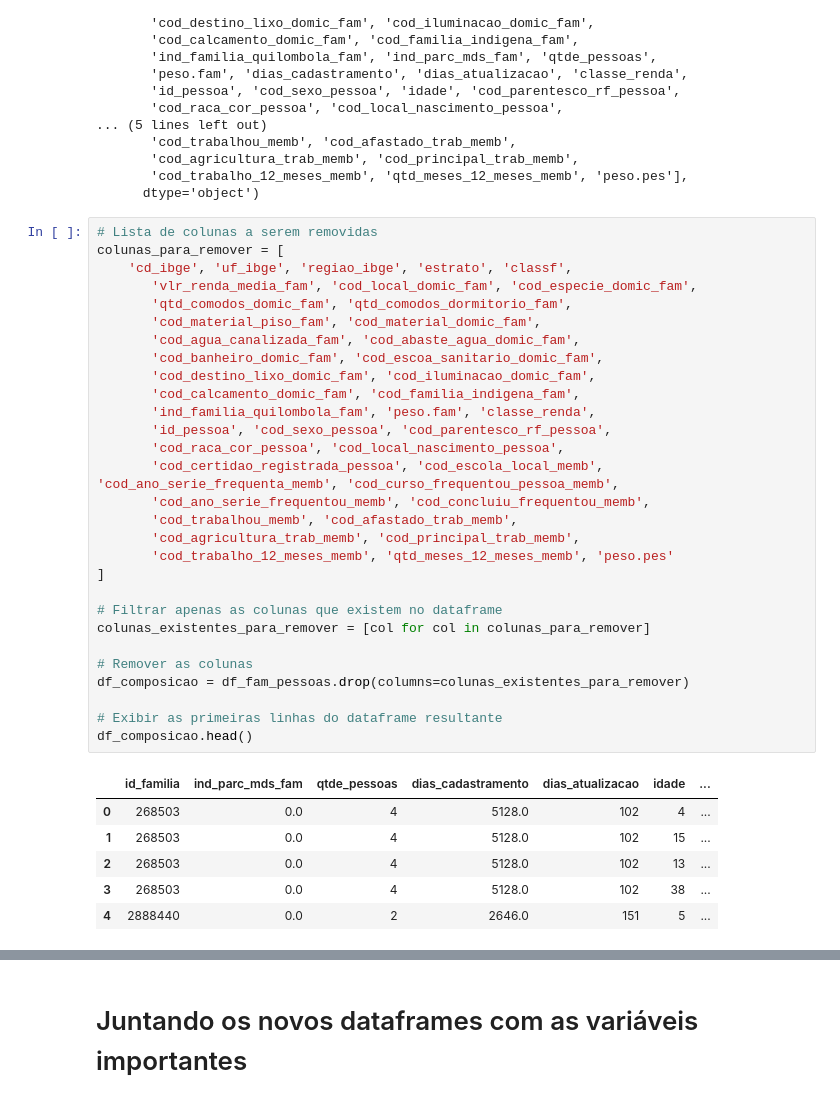
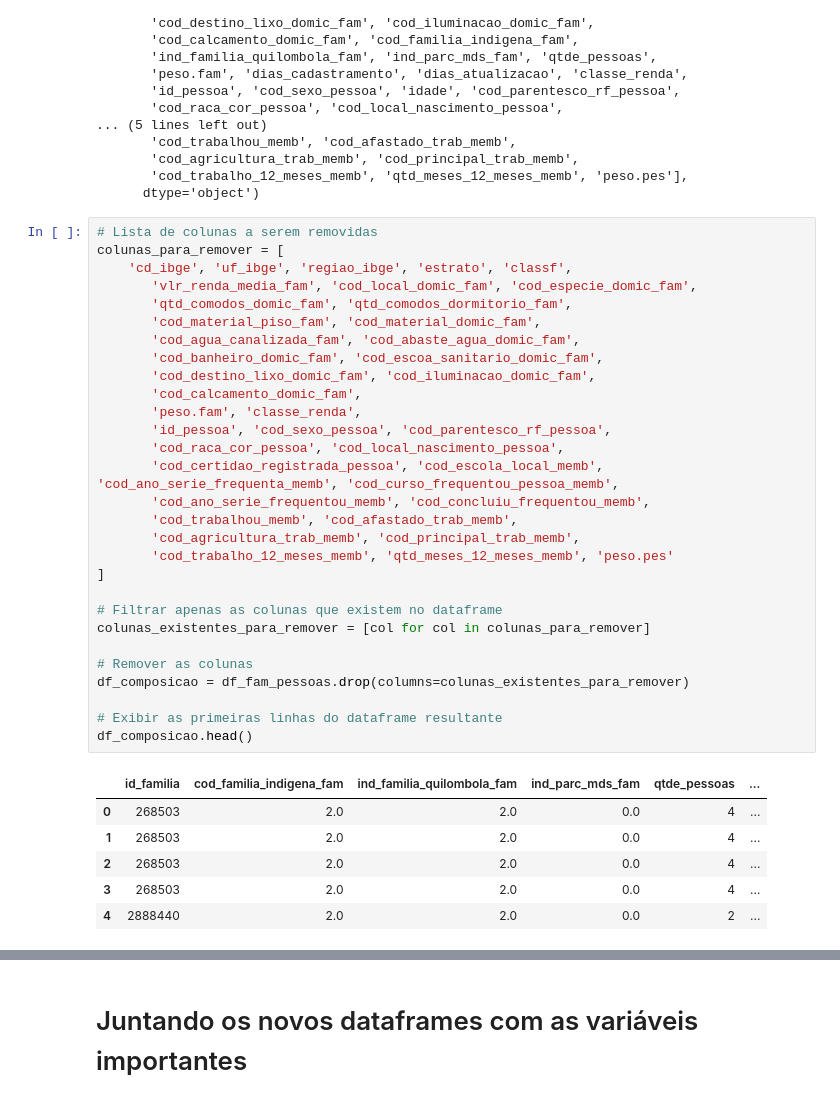
Before and after one commit to mariananresende/averiguacao_cadastral, a Jupyter notebook: base_modelo_final.ipynb, the cells around one changed output, grey strips where cells are left out. Saved outputs shown, nothing was run; the diff lists cells and outputs as text.

```diff
--- a/base_modelo_final.ipynb
+++ b/base_modelo_final.ipynb
@@ -564,39 +566,39 @@ Index(['cd_ibge', 'uf_ibge', 'regiao_ibge', 'estrato', 'classf', 'id_familia',
 # %%
 # Lista de colunas a serem removidas
 colunas_para_remover = [
     'cd_ibge', 'uf_ibge', 'regiao_ibge', 'estrato', 'classf',
        'vlr_renda_media_fam', 'cod_local_domic_fam', 'cod_especie_domic_fam',
        'qtd_comodos_domic_fam', 'qtd_comodos_dormitorio_fam',
        'cod_material_piso_fam', 'cod_material_domic_fam',
        'cod_agua_canalizada_fam', 'cod_abaste_agua_domic_fam',
        'cod_banheiro_domic_fam', 'cod_escoa_sanitario_domic_fam',
        'cod_destino_lixo_domic_fam', 'cod_iluminacao_domic_fam',
-       'cod_calcamento_domic_fam', 'cod_familia_indigena_fam',
-       'ind_familia_quilombola_fam', 'peso.fam', 'classe_renda',
+       'cod_calcamento_domic_fam',
+       'peso.fam', 'classe_renda',
        'id_pessoa', 'cod_sexo_pessoa', 'cod_parentesco_rf_pessoa',
        'cod_raca_cor_pessoa', 'cod_local_nascimento_pessoa',
        'cod_certidao_registrada_pessoa', 'cod_escola_local_memb', 'cod_ano_serie_frequenta_memb', 'cod_curso_frequentou_pessoa_memb',
        'cod_ano_serie_frequentou_memb', 'cod_concluiu_frequentou_memb',
        'cod_trabalhou_memb', 'cod_afastado_trab_memb',
        'cod_agricultura_trab_memb', 'cod_principal_trab_memb',
        'cod_trabalho_12_meses_memb', 'qtd_meses_12_meses_memb', 'peso.pes'
 ]
 
 # Filtrar apenas as colunas que existem no dataframe
 colunas_existentes_para_remover = [col for col in colunas_para_remover]
 
 # Remover as colunas
 df_composicao = df_fam_pessoas.drop(columns=colunas_existentes_para_remover)
 
 # Exibir as primeiras linhas do dataframe resultante
 df_composicao.head()
 # %% [output]
-|  | id_familia | ind_parc_mds_fam | qtde_pessoas | dias_cadastramento | dias_atualizacao | idade | ... |
-| 0 | 268503 | 0.0 | 4 | 5128.0 | 102 | 4 | ... |
-| 1 | 268503 | 0.0 | 4 | 5128.0 | 102 | 15 | ... |
-| 2 | 268503 | 0.0 | 4 | 5128.0 | 102 | 13 | ... |
-| 3 | 268503 | 0.0 | 4 | 5128.0 | 102 | 38 | ... |
-| 4 | 2888440 | 0.0 | 2 | 2646.0 | 151 | 5 | ... |
+|  | id_familia | cod_familia_indigena_fam | ind_familia_quilombola_fam | ind_parc_mds_fam | qtde_pessoas | ... |
+| 0 | 268503 | 2.0 | 2.0 | 0.0 | 4 | ... |
+| 1 | 268503 | 2.0 | 2.0 | 0.0 | 4 | ... |
+| 2 | 268503 | 2.0 | 2.0 | 0.0 | 4 | ... |
+| 3 | 268503 | 2.0 | 2.0 | 0.0 | 4 | ... |
+| 4 | 2888440 | 2.0 | 2.0 | 0.0 | 2 | ... |
 # %%
 # CRIANDO DF VARIÁVEIS PESSOAS ANALISADAS POR FAMILIA
 
```
Also changed, not shown: parts of 11 cells of this notebook, 10 other files.
